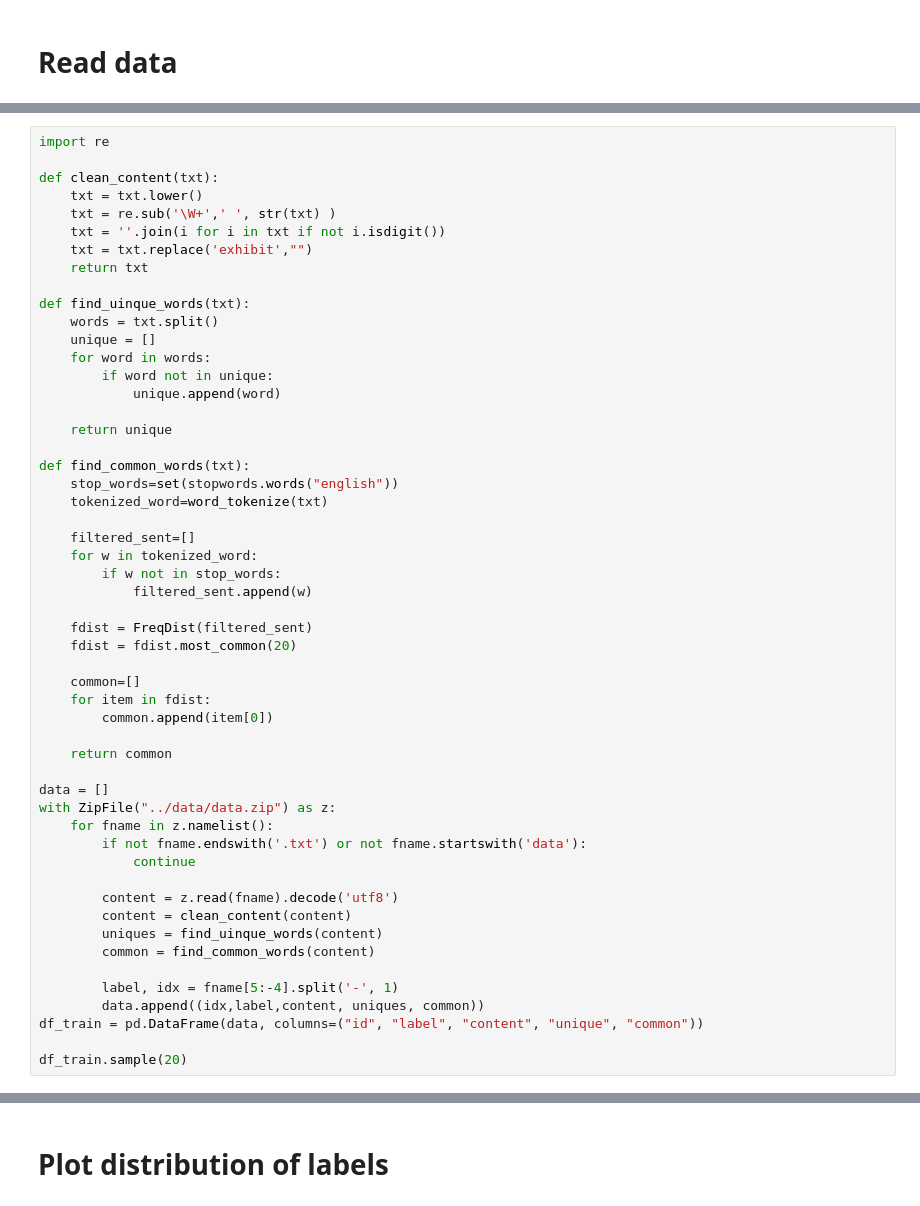
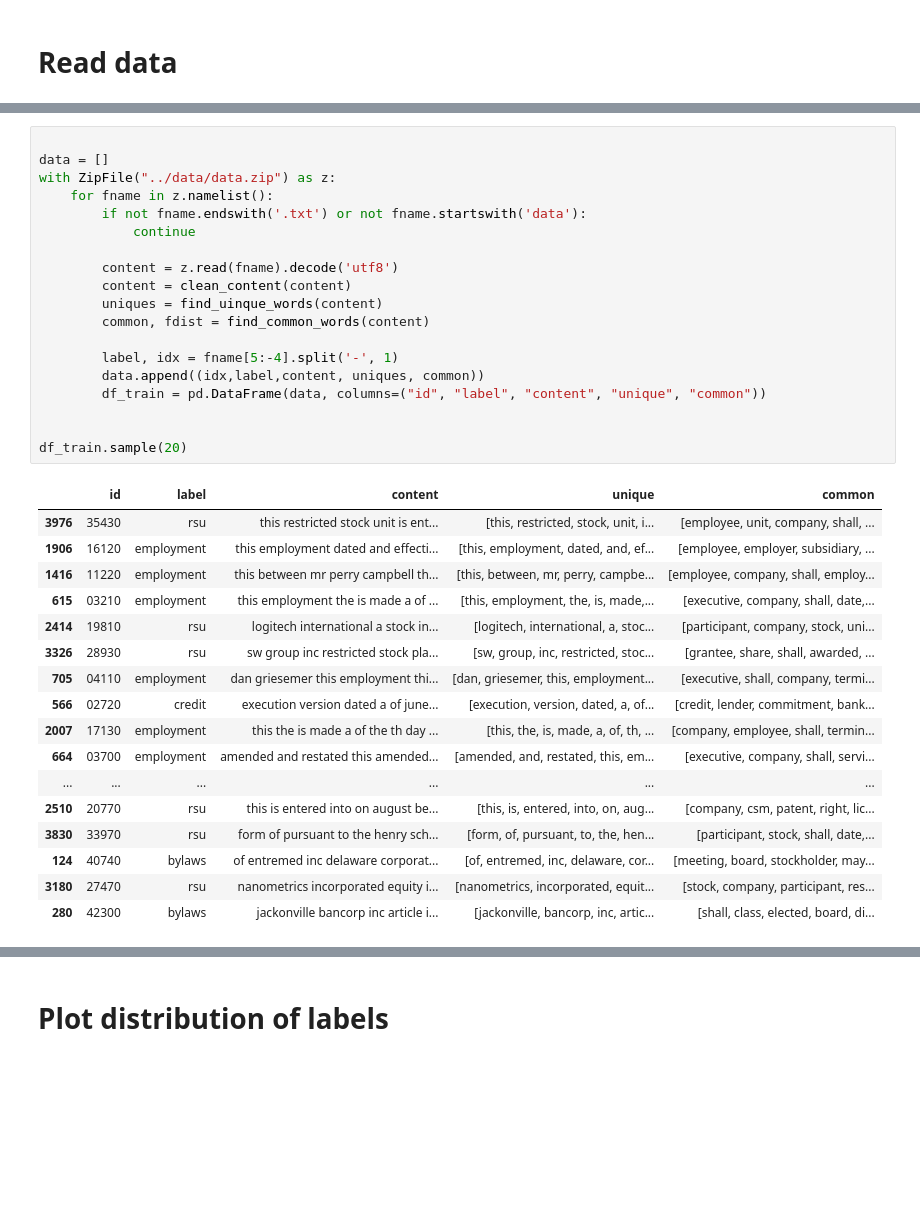
Before and after one commit to avihazan/test_classification, a Jupyter notebook: notebooks/submission_avi.ipynb, the cells around one changed output, grey strips where cells are left out. Drawn from its saved outputs; the diff is of its cells as text; blank space fills up the shorter version.

```diff
--- a/notebooks/submission_avi.ipynb
+++ b/notebooks/submission_avi.ipynb
@@ -38,53 +88,37 @@ my_submit = partial(submit, "Avi Hazan", "IAI", "avi@coca-int.com", "0542470502"
 # %%
-import re
-
-def clean_content(txt):
-    txt = txt.lower()
-    txt = re.sub('\W+',' ', str(txt) )
-    txt = ''.join(i for i in txt if not i.isdigit())
-    txt = txt.replace('exhibit',"")
-    return txt
-
-def find_uinque_words(txt):
-    words = txt.split()
-    unique = []
-    for word in words:
-        if word not in unique:
-            unique.append(word)
-
-    return unique
-
-def find_common_words(txt):
-    stop_words=set(stopwords.words("english"))
-    tokenized_word=word_tokenize(txt)
-
-    filtered_sent=[]
-    for w in tokenized_word:
-        if w not in stop_words:
-            filtered_sent.append(w)
-
-    fdist = FreqDist(filtered_sent)
-    fdist = fdist.most_common(20)
-
-    common=[]
-    for item in fdist:
-        common.append(item[0])
-
-    return common
 
 data = []
 with ZipFile("../data/data.zip") as z:
     for fname in z.namelist():
         if not fname.endswith('.txt') or not fname.startswith('data'):
             continue
 
         content = z.read(fname).decode('utf8')
         content = clean_content(content)
         uniques = find_uinque_words(content)
-        common = find_common_words(content)
+        common, fdist = find_common_words(content)
 
         label, idx = fname[5:-4].split('-', 1)
         data.append((idx,label,content, uniques, common))
-df_train = pd.DataFrame(data, columns=("id", "label", "content", "unique", "common"))
+        df_train = pd.DataFrame(data, columns=("id", "label", "content", "unique", "common"))
+
 
 df_train.sample(20)
+# %% [output]
+|  | id | label | content | unique | common |
+| 3976 | 35430 | rsu | this restricted stock unit is ent... | [this, restricted, stock, unit, i... | [employee, unit, company, shall, ... |
+| 1906 | 16120 | employment | this employment dated and effecti... | [this, employment, dated, and, ef... | [employee, employer, subsidiary, ... |
+| 1416 | 11220 | employment | this between mr perry campbell th... | [this, between, mr, perry, campbe... | [employee, company, shall, employ... |
+| 615 | 03210 | employment | this employment the is made a of ... | [this, employment, the, is, made,... | [executive, company, shall, date,... |
+| 2414 | 19810 | rsu | logitech international a stock in... | [logitech, international, a, stoc... | [participant, company, stock, uni... |
+| 3326 | 28930 | rsu | sw group inc restricted stock pla... | [sw, group, inc, restricted, stoc... | [grantee, share, shall, awarded, ... |
+| 705 | 04110 | employment | dan griesemer this employment thi... | [dan, griesemer, this, employment... | [executive, shall, company, termi... |
+| 566 | 02720 | credit | execution version dated a of june... | [execution, version, dated, a, of... | [credit, lender, commitment, bank... |
+| 2007 | 17130 | employment | this the is made a of the th day ... | [this, the, is, made, a, of, th, ... | [company, employee, shall, termin... |
+| 664 | 03700 | employment | amended and restated this amended... | [amended, and, restated, this, em... | [executive, company, shall, servi... |
+| ... | ... | ... | ... | ... | ... |
+| 2510 | 20770 | rsu | this is entered into on august be... | [this, is, entered, into, on, aug... | [company, csm, patent, right, lic... |
+| 3830 | 33970 | rsu | form of pursuant to the henry sch... | [form, of, pursuant, to, the, hen... | [participant, stock, shall, date,... |
+| 124 | 40740 | bylaws | of entremed inc delaware corporat... | [of, entremed, inc, delaware, cor... | [meeting, board, stockholder, may... |
+| 3180 | 27470 | rsu | nanometrics incorporated equity i... | [nanometrics, incorporated, equit... | [stock, company, participant, res... |
+| 280 | 42300 | bylaws | jackonville bancorp inc article i... | [jackonville, bancorp, inc, artic... | [shall, class, elected, board, di... |
```
Also changed, not shown: parts of 21 cells of this notebook, 4 other files.
